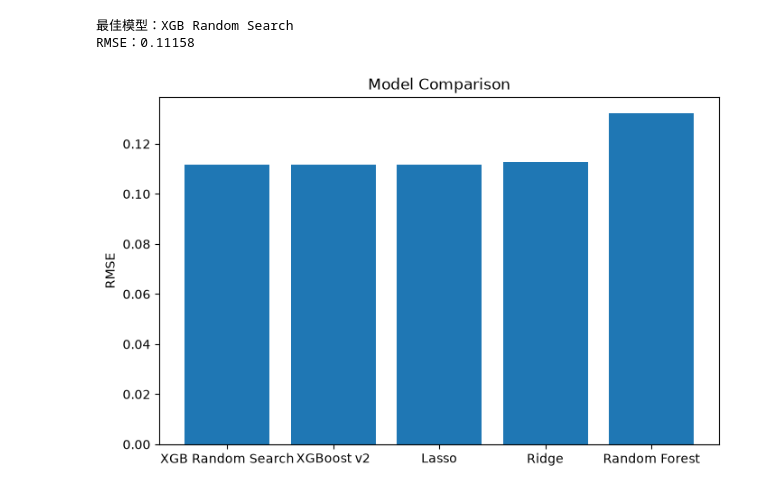
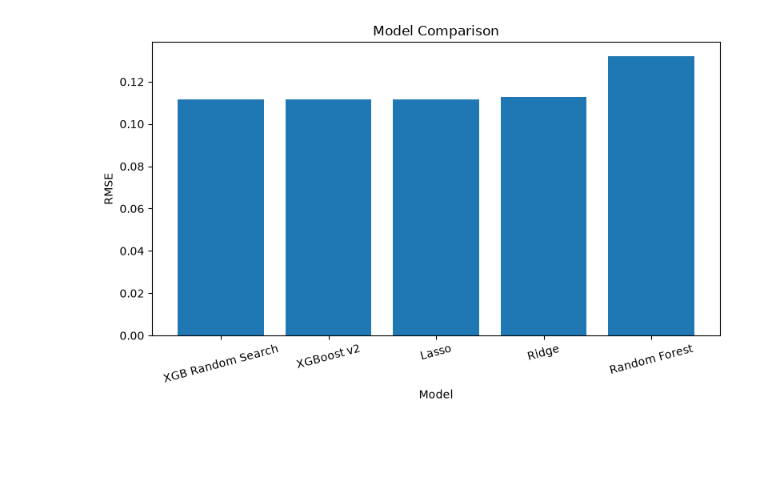
Before and after one commit to 11246014/kagggggle-9, a Jupyter notebook: notebooks/model_comparison.ipynb, the cells around one changed output. Drawn from its saved outputs; the diff is of its cells as text; code cells hidden in the pictures; blank space fills up the shorter version.

Commit message:
model_comparison

```diff
--- a/notebooks/model_comparison.ipynb
+++ b/notebooks/model_comparison.ipynb
@@ -34,29 +48,21 @@ results
-# %%
-best_model = results.iloc[0]
-
-print(
-    f"最佳模型：{best_model['Model']}"
-)
-
-print(
-    f"RMSE：{best_model['RMSE']:.5f}"
-)
-# %% [output]
-最佳模型：XGB Random Search
-RMSE：0.11158
 # %%
 import matplotlib.pyplot as plt
 
 plt.figure(figsize=(8,5))
 
 plt.bar(
     results["Model"],
     results["RMSE"]
 )
 
 plt.title("Model Comparison")
+plt.xlabel("Model")
 plt.ylabel("RMSE")
 
+plt.xticks(rotation=15)
+
+plt.tight_layout()
+
 plt.show()
 # %% [output]
-[figure, old version]
+[figure, new version]
```
Also changed, not shown: parts of 5 cells of this notebook.
